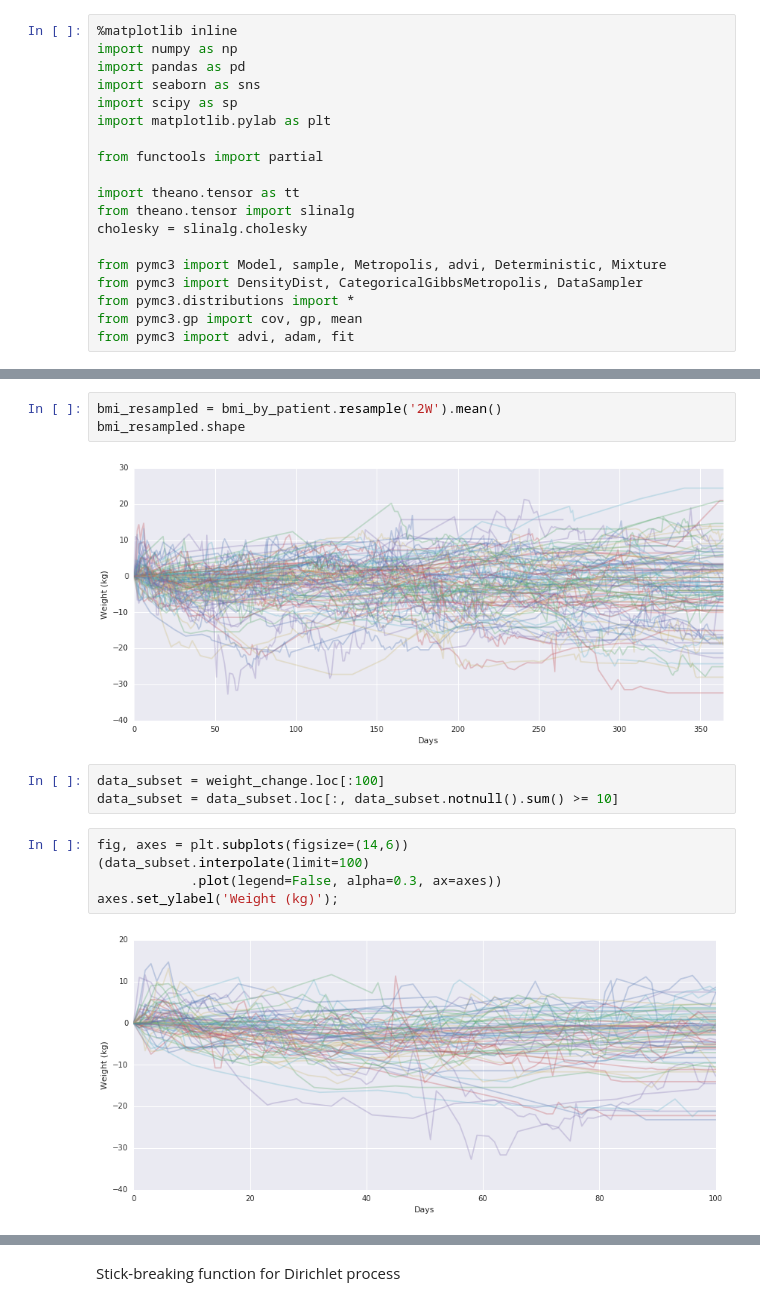
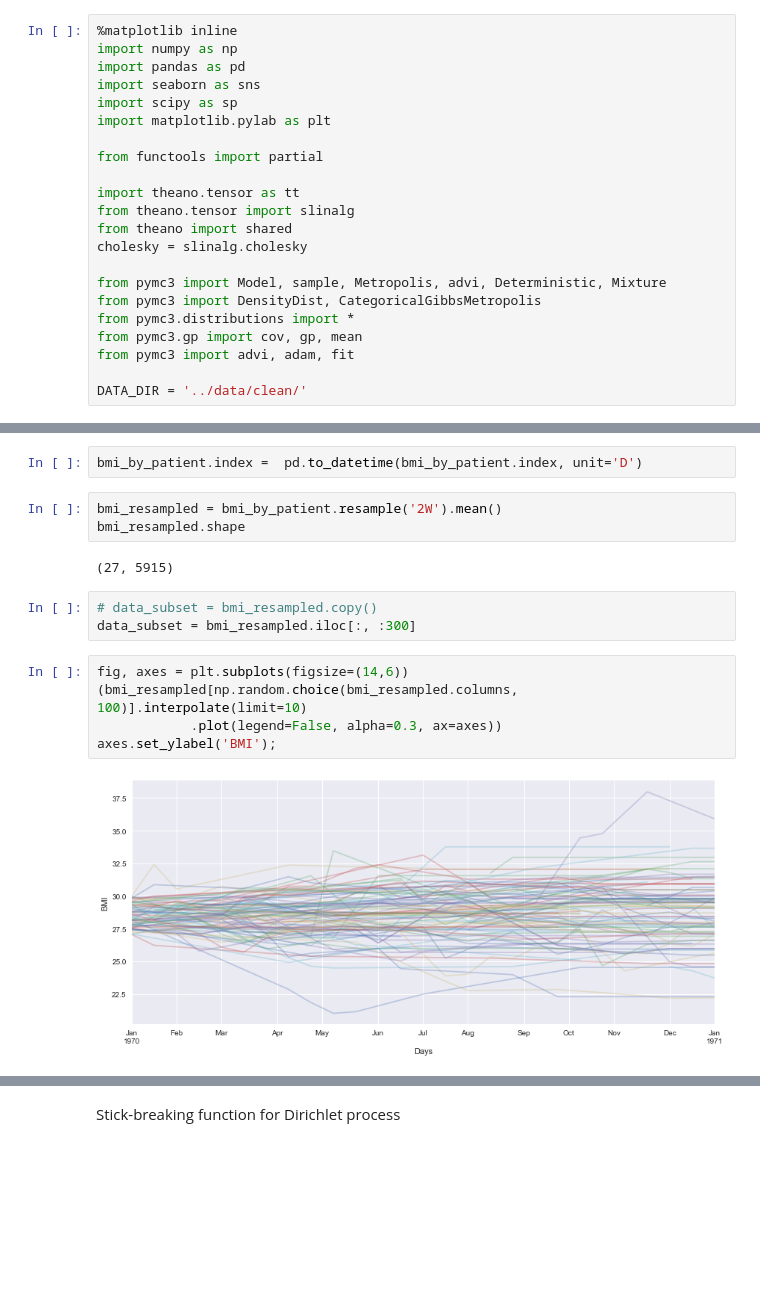
Before and after one commit to fonnesbeck/psychosocial_determinants_bmi, a Jupyter notebook: notebooks/BMI Trajectories.ipynb, the cells around one changed output, grey strips where cells are left out. Saved outputs shown, nothing was run; the diff lists cells and outputs as text; blank space fills up the shorter version.

```diff
--- a/notebooks/BMI Trajectories.ipynb
+++ b/notebooks/BMI Trajectories.ipynb
@@ -10,10 +10,13 @@ from functools import partial
 
 import theano.tensor as tt
 from theano.tensor import slinalg
+from theano import shared
 cholesky = slinalg.cholesky
 
 from pymc3 import Model, sample, Metropolis, advi, Deterministic, Mixture
-from pymc3 import DensityDist, CategoricalGibbsMetropolis, DataSampler
+from pymc3 import DensityDist, CategoricalGibbsMetropolis
 from pymc3.distributions import *
 from pymc3.gp import cov, gp, mean
 from pymc3 import advi, adam, fit
+
+DATA_DIR = '../data/clean/'
@@ -32,21 +33,23 @@ bmi_by_patient.head()
 | 3 | NaN | NaN | NaN | NaN | NaN | NaN | NaN | NaN | NaN | NaN | ... | ... |
 | 4 | NaN | NaN | NaN | NaN | NaN | NaN | NaN | NaN | NaN | NaN | ... | ... |
 5 rows × 5915 columns
+# %%
+bmi_by_patient.index =  pd.to_datetime(bmi_by_patient.index, unit='D')
 # %%
 bmi_resampled = bmi_by_patient.resample('2W').mean()
 bmi_resampled.shape
 # %% [output]
-[figure, removed]
+(27, 5915)
-# %%
-data_subset = weight_change.loc[:100]
-data_subset = data_subset.loc[:, data_subset.notnull().sum() >= 10]
+# %%
+# data_subset = bmi_resampled.copy()
+data_subset = bmi_resampled.iloc[:, :300]
 # %%
 fig, axes = plt.subplots(figsize=(14,6))
-(data_subset.interpolate(limit=100)
+(bmi_resampled[np.random.choice(bmi_resampled.columns, 100)].interpolate(limit=10)
             .plot(legend=False, alpha=0.3, ax=axes))
-axes.set_ylabel('Weight (kg)');
+axes.set_ylabel('BMI');
 # %% [output]
-[figure, old version]
+[figure, new version]
 # %%
 data_subset.shape
 # %% [output]
```
Also changed, not shown: parts of 19 cells of this notebook.
